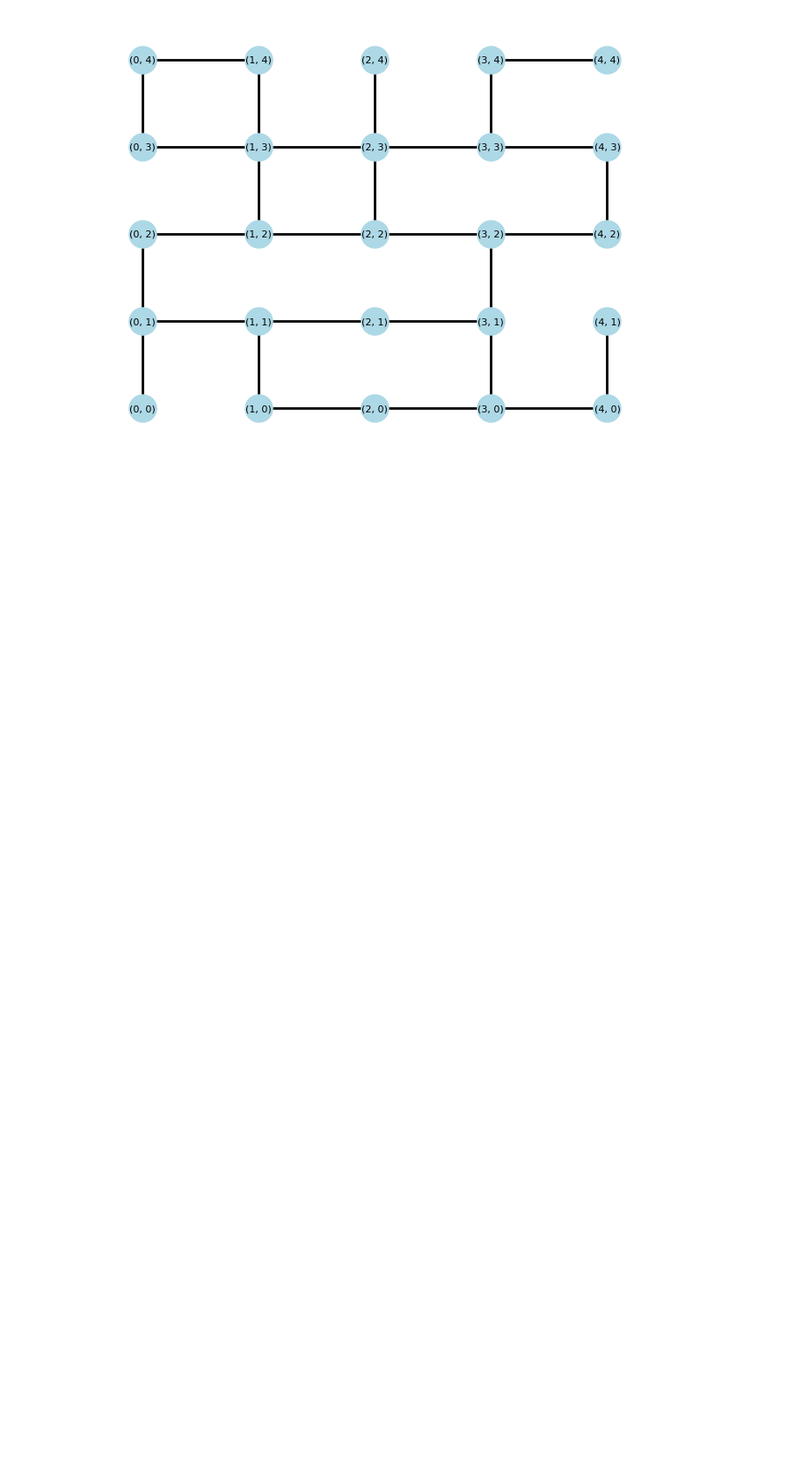
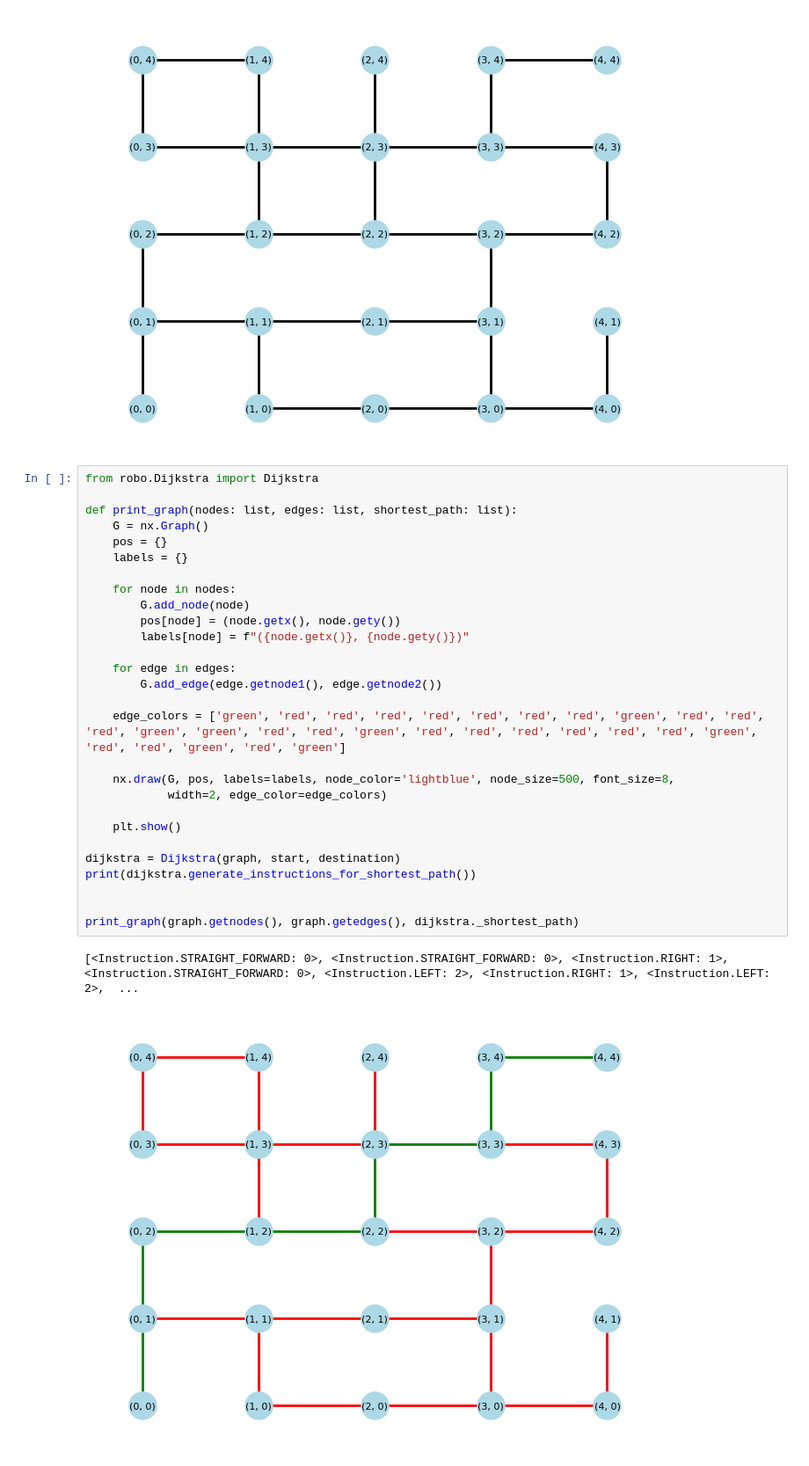
Before and after one commit to the-philip-baumann/hslu-robo, a Jupyter notebook: robo/GraphVisualiser.ipynb, the cells around one changed output. Shown at 88% size. Drawn from its saved outputs; the diff is of its cells as text; blank space fills up the shorter version.

```diff
--- a/robo/GraphVisualiser.ipynb
+++ b/robo/GraphVisualiser.ipynb
@@ -33,3 +34,34 @@ def print_graph(nodes: list[Node], edges: list[Edge]):
 print_graph(graph.getnodes(), graph.getedges())
 # %% [output]
 [figure]
+# %%
+from robo.Dijkstra import Dijkstra
+
+def print_graph(nodes: list, edges: list, shortest_path: list):
+    G = nx.Graph()
+    pos = {}
+    labels = {}
+
+    for node in nodes:
+        G.add_node(node)
+        pos[node] = (node.getx(), node.gety())
+        labels[node] = f"({node.getx()}, {node.gety()})"
+
+    for edge in edges:
+        G.add_edge(edge.getnode1(), edge.getnode2())
+
+    edge_colors = ['green', 'red', 'red', 'red', 'red', 'red', 'red', 'red', 'green', 'red', 'red', 'red', 'green', 'green', 'red', 'red', 'green', 'red', 'red', 'red', 'red', 'red', 'red', 'green', 'red', 'red', 'green', 'red', 'green']
+
+    nx.draw(G, pos, labels=labels, node_color='lightblue', node_size=500, font_size=8,
+            width=2, edge_color=edge_colors)
+
+    plt.show()
+
+dijkstra = Dijkstra(graph, start, destination)
+print(dijkstra.generate_instructions_for_shortest_path())
+
+
+print_graph(graph.getnodes(), graph.getedges(), dijkstra._shortest_path)
+# %% [output]
+[<Instruction.STRAIGHT_FORWARD: 0>, <Instruction.STRAIGHT_FORWARD: 0>, <Instruction.RIGHT: 1>, <Instruction.STRAIGHT_FORWARD: 0>, <Instruction.LEFT: 2>, <Instruction.RIGHT: 1>, <Instruction.LEFT: 2>,  ...
+[figure, added]
```
Also changed, not shown: parts of 1 cell of this notebook, 20 other files.
